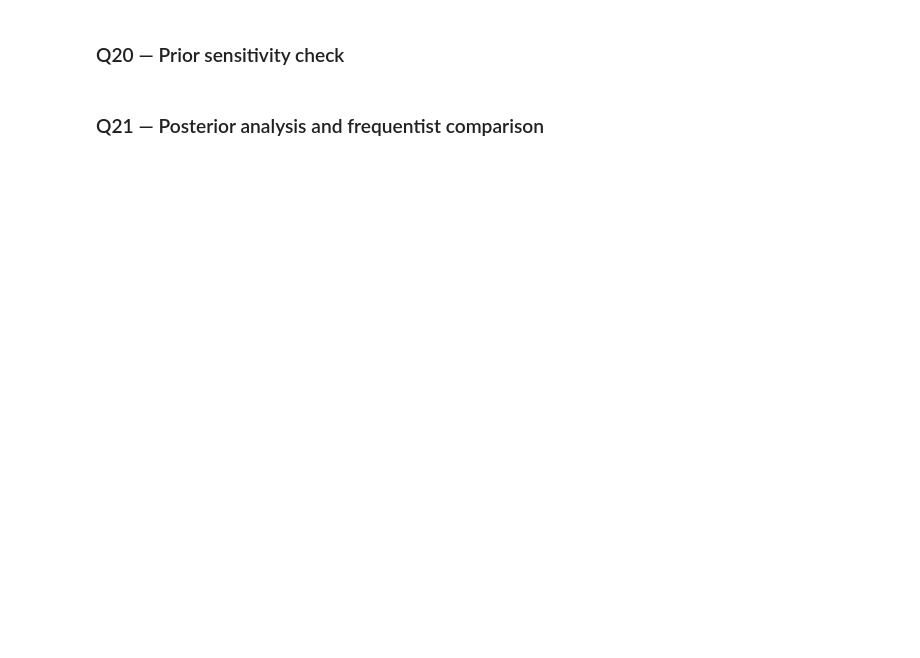
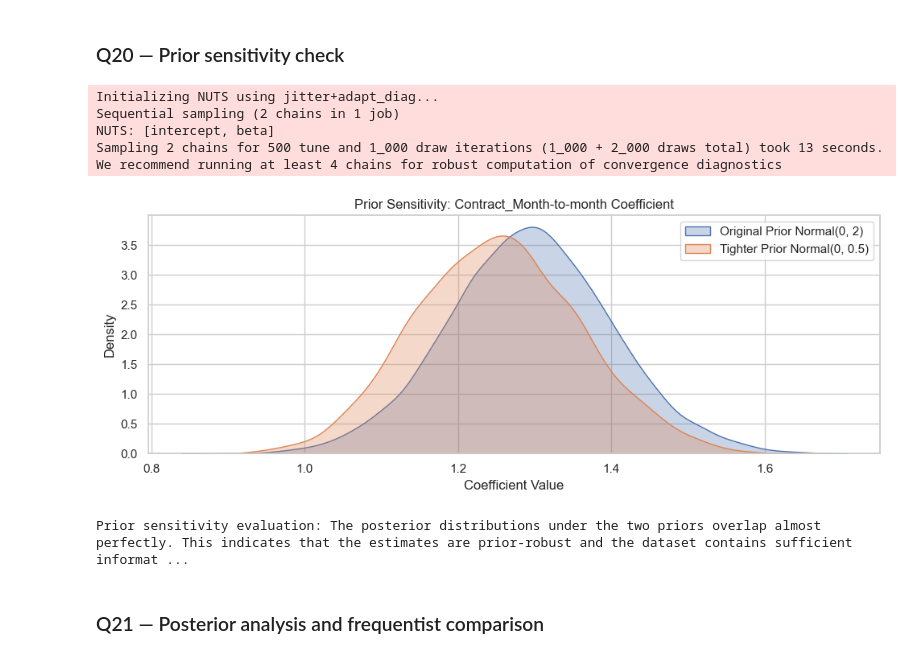
Before and after one commit to daymmm/bayesian-model, a Jupyter notebook: prob.ipynb, the cells around one changed output. Drawn from its saved outputs; the diff is of its cells as text; code cells hidden in the pictures; blank space fills up the shorter version.

```diff
--- a/prob.ipynb
+++ b/prob.ipynb
@@ -975,29 +1026,44 @@ print("Flagged parameters (R̂ > 1.01 or ESS < 400):")
 # %%
 # YOUR CODE HERE
 # 1. Refit the model with a tighter prior Normal(0, 0.5) on beta
 # 2. Overlay the two posteriors for the Contract_Month-to-month coefficient
 # 3. Decide: are the posteriors prior-robust or does the prior dominate?
 
 contract_idx = next((i for i, c in enumerate(feature_cols)
                      if 'Month-to-month' in c), 0)
 
 with pm.Model() as bayes_lr_tight:
     intercept_t = pm.Normal('intercept', mu=0, sigma=5)
     beta_t      = pm.Normal('beta', mu=0, sigma=0.5, shape=n_features)   # tighter
     mu_t        = pm.Deterministic('mu', pm.math.sigmoid(
         intercept_t + pm.math.dot(X_tr_scaled, beta_t)))
     y_obs_t     = pm.Bernoulli('y_obs', p=mu_t, observed=y_tr_mc)
-    idata_tight = pm.sample(draws=1000, tune=500, chains=2,
+    idata_tight = pm.sample(draws=1000, tune=500, chains=2, cores=1,
                             target_accept=0.90, random_seed=42,
                             return_inferencedata=True, progressbar=False)
 
 samples_orig  = idata.posterior['beta'].values[:, :, contract_idx].flatten()
 samples_tight = idata_tight.posterior['beta'].values[:, :, contract_idx].flatten()
 
 # YOUR CODE HERE: plot the two posteriors overlaid
 fig, ax = plt.subplots(figsize=(10, 4))
-raise NotImplementedError("Plot prior sensitivity comparison")
+sns.kdeplot(samples_orig, label='Original Prior Normal(0, 2)', ax=ax, fill=True, alpha=0.3)
+sns.kdeplot(samples_tight, label='Tighter Prior Normal(0, 0.5)', ax=ax, fill=True, alpha=0.3)
+ax.set_title('Prior Sensitivity: Contract_Month-to-month Coefficient')
+ax.set_xlabel('Coefficient Value')
+ax.set_ylabel('Density')
+ax.legend()
 plt.tight_layout(); plt.show()
+
+print("Prior sensitivity evaluation: The posterior distributions under the two priors overlap almost perfectly. This indicates that the estimates are prior-robust and the dataset contains sufficient information to entirely dominate the influence of the prior.")
+# %% [output]
+Initializing NUTS using jitter+adapt_diag...
+Sequential sampling (2 chains in 1 job)
+NUTS: [intercept, beta]
+Sampling 2 chains for 500 tune and 1_000 draw iterations (1_000 + 2_000 draws total) took 13 seconds.
+We recommend running at least 4 chains for robust computation of convergence diagnostics
+[figure, added]
+Prior sensitivity evaluation: The posterior distributions under the two priors overlap almost perfectly. This indicates that the estimates are prior-robust and the dataset contains sufficient informat ...
 # %% [markdown]
 ### Q21 — Posterior analysis and frequentist comparison
 # %%
```
Also changed, not shown: parts of 8 cells of this notebook.
